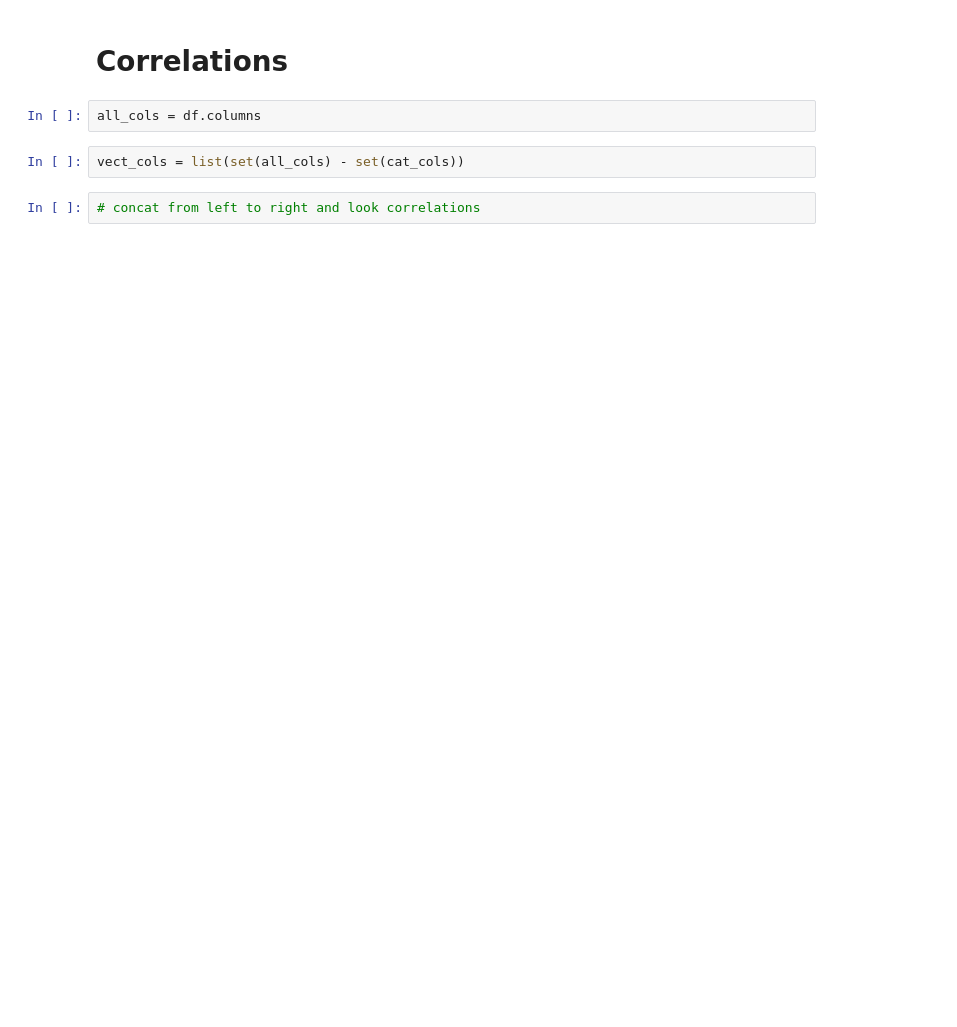
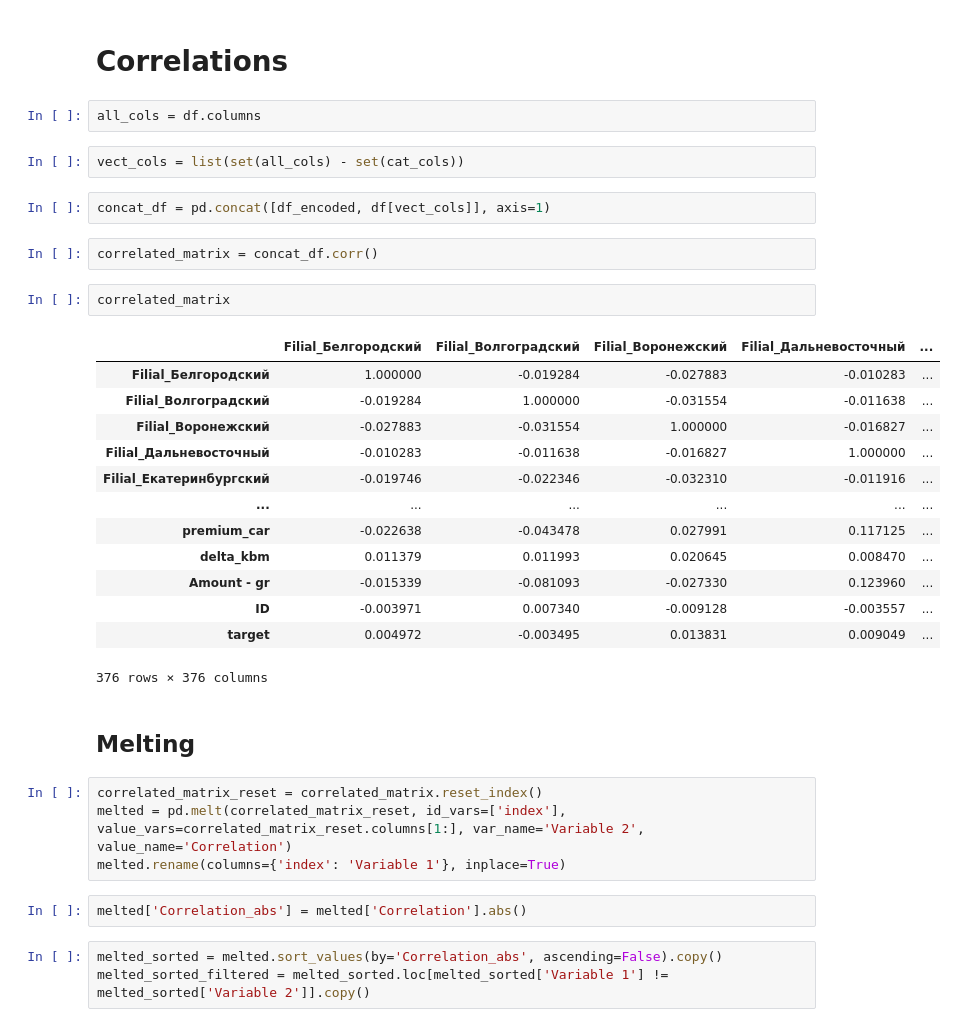
Before and after one commit to damnpav/insurance_task, a Jupyter notebook: notebooks/0_EDA.ipynb, the cells around one changed output. Drawn from its saved outputs; the diff is of its cells as text; blank space fills up the shorter version.

```diff
--- a/notebooks/0_EDA.ipynb
+++ b/notebooks/0_EDA.ipynb
@@ -108,5 +89,34 @@ df
 all_cols = df.columns
 # %%
 vect_cols = list(set(all_cols) - set(cat_cols))
-# %%
-# concat from left to right and look correlations
+# %%
+concat_df = pd.concat([df_encoded, df[vect_cols]], axis=1)
+# %%
+correlated_matrix = concat_df.corr()
+# %%
+correlated_matrix
+# %% [output]
+|  | Filial_Белгородский | Filial_Волгоградский | Filial_Воронежский | Filial_Дальневосточный | ... |
+| Filial_Белгородский | 1.000000 | -0.019284 | -0.027883 | -0.010283 | ... |
+| Filial_Волгоградский | -0.019284 | 1.000000 | -0.031554 | -0.011638 | ... |
+| Filial_Воронежский | -0.027883 | -0.031554 | 1.000000 | -0.016827 | ... |
+| Filial_Дальневосточный | -0.010283 | -0.011638 | -0.016827 | 1.000000 | ... |
+| Filial_Екатеринбургский | -0.019746 | -0.022346 | -0.032310 | -0.011916 | ... |
+| ... | ... | ... | ... | ... | ... |
+| premium_car | -0.022638 | -0.043478 | 0.027991 | 0.117125 | ... |
+| delta_kbm | 0.011379 | 0.011993 | 0.020645 | 0.008470 | ... |
+| Amount - gr | -0.015339 | -0.081093 | -0.027330 | 0.123960 | ... |
+| ID | -0.003971 | 0.007340 | -0.009128 | -0.003557 | ... |
+| target | 0.004972 | -0.003495 | 0.013831 | 0.009049 | ... |
+376 rows × 376 columns
+# %% [markdown]
+## Melting
+# %%
+correlated_matrix_reset = correlated_matrix.reset_index()
+melted = pd.melt(correlated_matrix_reset, id_vars=['index'], value_vars=correlated_matrix_reset.columns[1:], var_name='Variable 2', value_name='Correlation')
+melted.rename(columns={'index': 'Variable 1'}, inplace=True)
+# %%
+melted['Correlation_abs'] = melted['Correlation'].abs()
+# %%
+melted_sorted = melted.sort_values(by='Correlation_abs', ascending=False).copy()
+melted_sorted_filtered = melted_sorted.loc[melted_sorted['Variable 1'] != melted_sorted['Variable 2']].copy()
```
Also changed, not shown: parts of 30 cells of this notebook.
